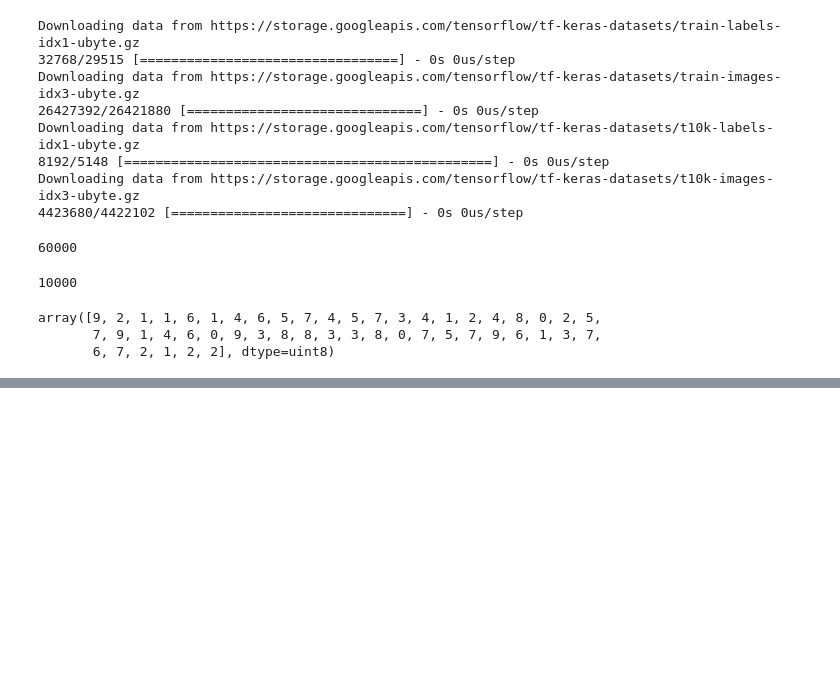
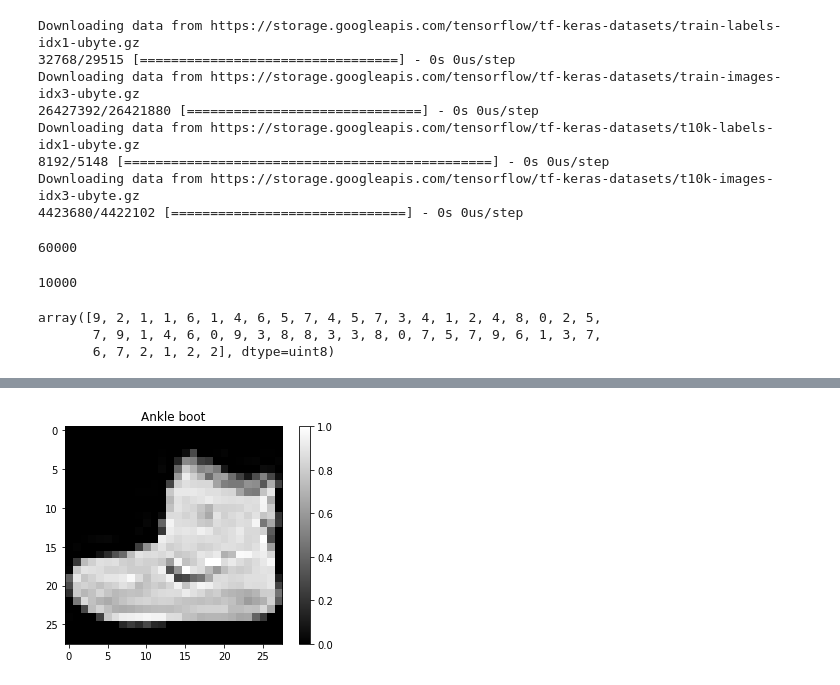
Before and after one commit to roshanappa/Convolutional-Neural-Networks, a Jupyter notebook: Fashion_amnist.ipynb, the cells around one changed output, grey strips where cells are left out. Drawn from its saved outputs; the diff is of its cells as text; code cells hidden in the pictures; blank space fills up the shorter version.

```diff
--- a/Fashion_amnist.ipynb
+++ b/Fashion_amnist.ipynb
@@ -45,0 +72,8 @@ array([9, 2, 1, 1, 6, 1, 4, 6, 5, 7, 4, 5, 7, 3, 4, 1, 2, 4, 8, 0, 2, 5,
+# %%
+plt.figure()
+plt.imshow(x_train[0],cmap='gray',interpolation=None)
+plt.colorbar()
+plt.title(class_names[y_train[0]])
+plt.show()
+# %% [output]
+[figure, added]
```
Also changed, not shown: parts of 49 cells of this notebook.
